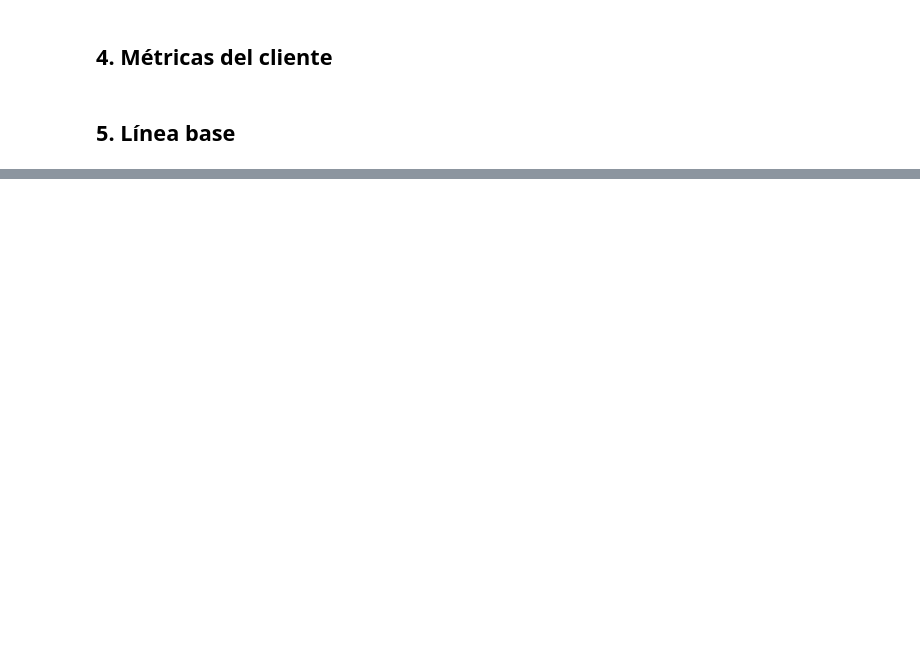
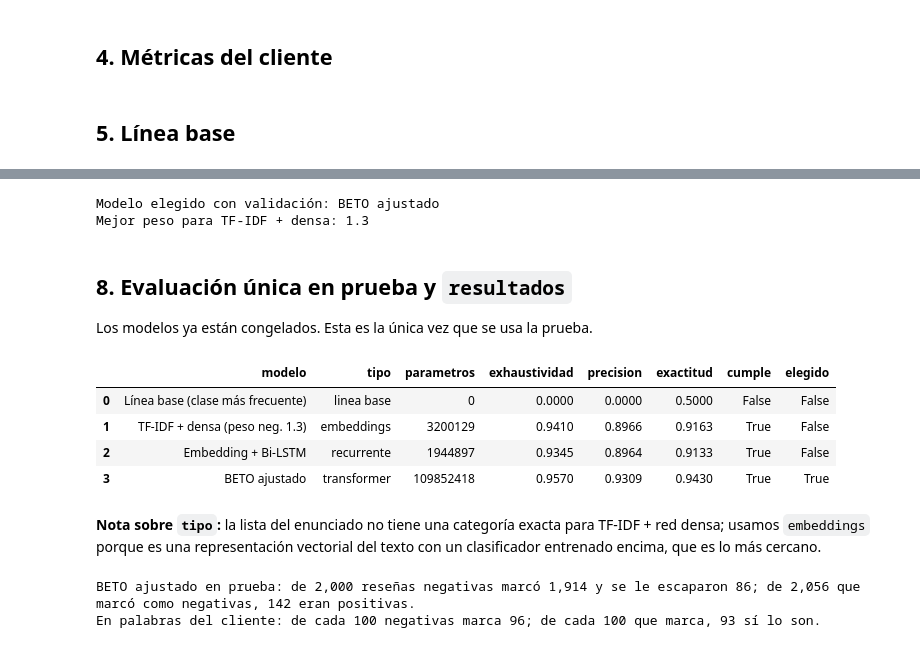
Before and after one commit to LuisPablo54/aa3-examen-p2-equipo-LuisFranMares, a Jupyter notebook: resenas/DEV_resenas.ipynb, the cells around one changed output, grey strips where cells are left out. Saved outputs shown, nothing was run; the diff lists cells and outputs as text; code cells hidden in the pictures; blank space fills up the shorter version.

```diff
--- a/resenas/DEV_resenas.ipynb
+++ b/resenas/DEV_resenas.ipynb
@@ -72,0 +294,12 @@ TF-IDF + red densa · Embedding + Bi-LSTM · BETO ajustado (Colab GPU). Elegir c
+# %%
+def entrenables_keras(m):
+    return int(sum(np.prod(w.shape) for w in m.trainable_weights))
+
+parametros = {"Línea base (clase más frecuente)": 0,
+              **{f"TF-IDF + densa (peso neg. {w})": entrenables_keras(m) for w, m in modelos_tfidf.items()},
+              "Embedding + Bi-LSTM": entrenables_keras(bilstm),
+              "BETO ajustado": sum(p.numel() for p in beto.parameters() if p.requires_grad)}
+
+comp = pd.DataFrame(validacion).T.assign(parametros=pd.Series(parametros))
+comp = comp[["parametros", "exhaustividad", "precision", "exactitud", "cumple", "margen"]]
+comp.round(4)
@@ -72,0 +313,53 @@ TF-IDF + red densa · Embedding + Bi-LSTM · BETO ajustado (Colab GPU). Elegir c
+# %%
+# Regla de elección (solo con validación): entre los que cumplen, el de mayor margen sobre la
+# especificación más justa, porque la prueba es otra muestra y queremos holgura.
+cumplen = comp[comp["cumple"].astype(bool)]
+elegido = (cumplen if len(cumplen) else comp).sort_values(["margen", "parametros"], ascending=[False, True]).index[0]
+print("Modelo elegido con validación:", elegido)
+
+# De los TF-IDF solo pasa a la prueba el mejor peso en validación.
+mejor_w = max(modelos_tfidf, key=lambda w: validacion[f"TF-IDF + densa (peso neg. {w})"]["margen"])
+print("Mejor peso para TF-IDF + densa:", mejor_w)
+# %% [output]
+Modelo elegido con validación: BETO ajustado
+Mejor peso para TF-IDF + densa: 1.3
+# %% [markdown]
+## 8. Evaluación única en prueba y `resultados`
+Los modelos ya están congelados. Esta es la única vez que se usa la prueba.
+# %%
+nombre_tfidf = f"TF-IDF + densa (peso neg. {mejor_w})"
+prob_prueba = {
+    "Línea base (clase más frecuente)": prob_base(X_prueba),
+    nombre_tfidf: modelos_tfidf[mejor_w].predict(Lotes(vec.transform(X_prueba).astype("float32")), verbose=0).ravel(),
+    "Embedding + Bi-LSTM": bilstm.predict(tv(X_prueba).numpy(), verbose=0).ravel(),
+    "BETO ajustado": prob_beto(beto, X_prueba),
+}
+tipos = {"Línea base (clase más frecuente)": "linea base", nombre_tfidf: "embeddings",
+         "Embedding + Bi-LSTM": "recurrente", "BETO ajustado": "transformer"}
+
+filas = []
+for nombre, p in prob_prueba.items():
+    m = metricas(y_prueba, p)
+    filas.append({"modelo": nombre, "tipo": tipos[nombre], "parametros": parametros[nombre],
+                  "exhaustividad": round(m["exhaustividad"], 4), "precision": round(m["precision"], 4),
+                  "exactitud": round(m["exactitud"], 4), "cumple": m["cumple"], "elegido": nombre == elegido})
+resultados = pd.DataFrame(filas)
+resultados.to_csv("resultados_resenas.csv", index=False)
+resultados
+# %% [output]
+|  | modelo | tipo | parametros | exhaustividad | precision | exactitud | cumple | elegido |
+| 0 | Línea base (clase más frecuente) | linea base | 0 | 0.0000 | 0.0000 | 0.5000 | False | False |
+| 1 | TF-IDF + densa (peso neg. 1.3) | embeddings | 3200129 | 0.9410 | 0.8966 | 0.9163 | True | False |
+| 2 | Embedding + Bi-LSTM | recurrente | 1944897 | 0.9345 | 0.8964 | 0.9133 | True | False |
+| 3 | BETO ajustado | transformer | 109852418 | 0.9570 | 0.9309 | 0.9430 | True | True |
+# %% [markdown]
+**Nota sobre `tipo`:** la lista del enunciado no tiene una categoría exacta para TF-IDF + red densa; usamos `embeddings` porque es una representación vectorial del texto con un clasificador entrenado encima, que es lo más cercano.
+# %%
+pred = (prob_prueba[elegido] >= 0.5).astype(int)
+tn, fp, fn, tp = confusion_matrix(y_prueba, pred).ravel()
+print(f"{elegido} en prueba: de {tp+fn:,} reseñas negativas marcó {tp:,} y se le escaparon {fn:,}; "
+      f"de {tp+fp:,} que marcó como negativas, {fp:,} eran positivas.")
+print(f"En palabras del cliente: de cada 100 negativas marca {100*tp/(tp+fn):.0f}; de cada 100 que marca, {100*tp/(tp+fp):.0f} sí lo son.")
+# %% [output]
+BETO ajustado en prueba: de 2,000 reseñas negativas marcó 1,914 y se le escaparon 86; de 2,056 que marcó como negativas, 142 eran positivas.
+En palabras del cliente: de cada 100 negativas marca 96; de cada 100 que marca, 93 sí lo son.
```
Also changed, not shown: parts of 36 cells of this notebook, 2 other files.
